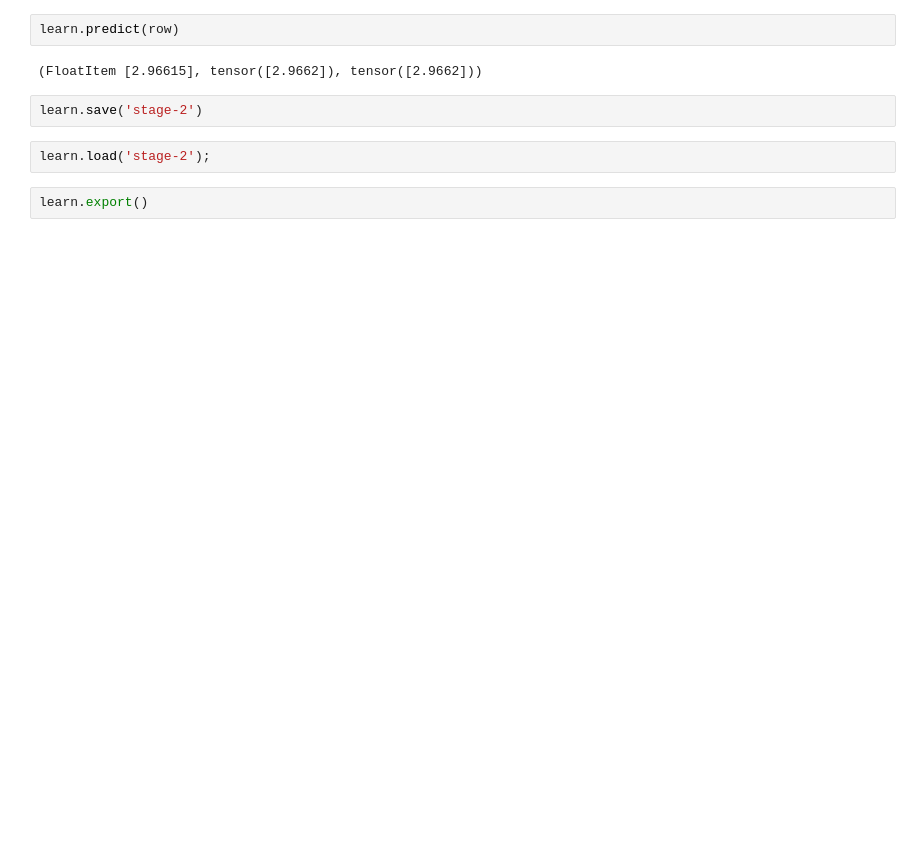
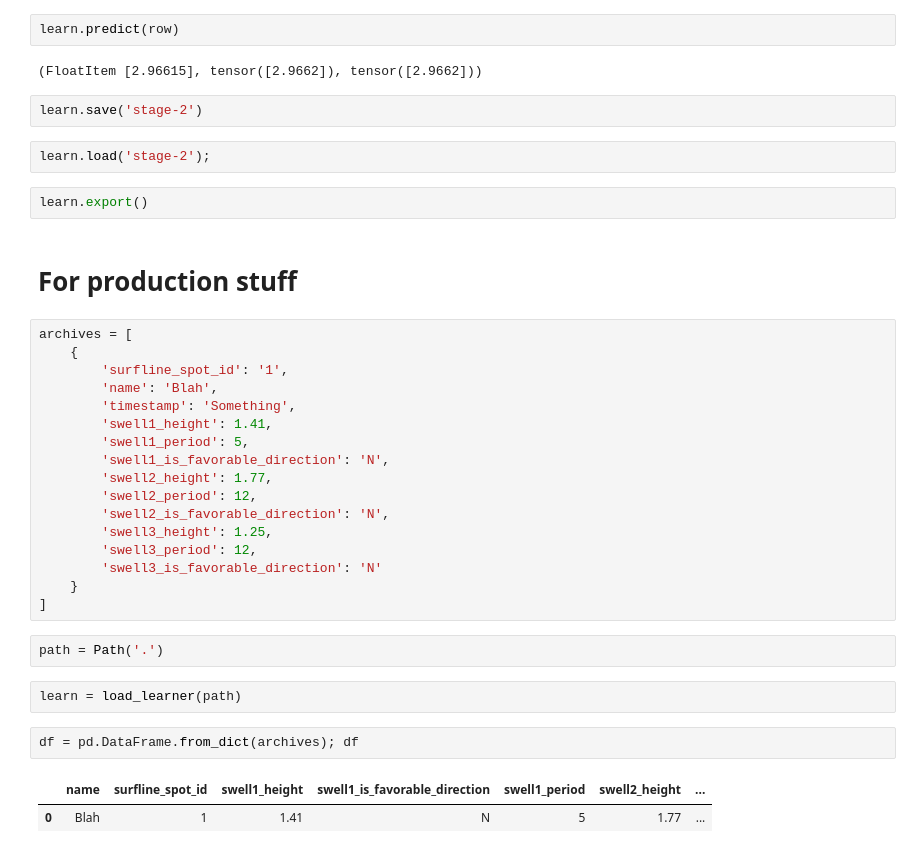
Before and after one commit to mhelmetag/stoke-futures, a Jupyter notebook: ml/stoke_futures.ipynb, the cells around one changed output. Cells and saved outputs as stored; diff of their text form; blank space fills up the shorter version.

```diff
--- a/ml/stoke_futures.ipynb
+++ b/ml/stoke_futures.ipynb
@@ -135,3 +142,31 @@ learn.save('stage-2')
 learn.load('stage-2');
 # %%
 learn.export()
+# %% [markdown]
+# For production stuff
+# %%
+archives = [
+    {
+        'surfline_spot_id': '1',
+        'name': 'Blah',
+        'timestamp': 'Something',
+        'swell1_height': 1.41,
+        'swell1_period': 5,
+        'swell1_is_favorable_direction': 'N',
+        'swell2_height': 1.77,
+        'swell2_period': 12,
+        'swell2_is_favorable_direction': 'N',
+        'swell3_height': 1.25,
+        'swell3_period': 12,
+        'swell3_is_favorable_direction': 'N'
+    }
+]
+# %%
+path = Path('.')
+# %%
+learn = load_learner(path)
+# %%
+df = pd.DataFrame.from_dict(archives); df
+# %% [output]
+|  | name | surfline_spot_id | swell1_height | swell1_is_favorable_direction | swell1_period | swell2_height | ... |
+| 0 | Blah | 1 | 1.41 | N | 5 | 1.77 | ... |
```
Also changed, not shown: parts of 12 cells of this notebook, 3 other files.
